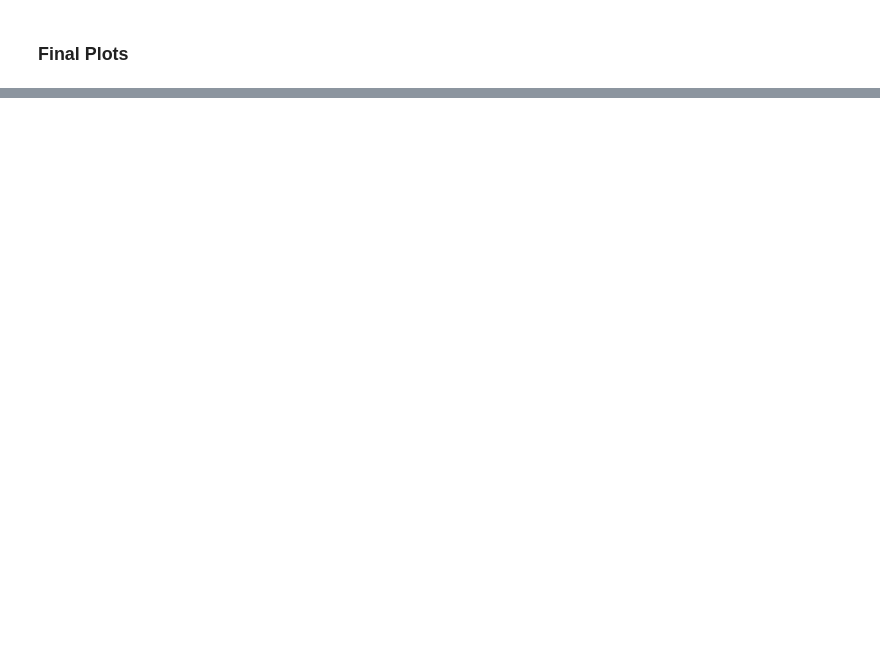
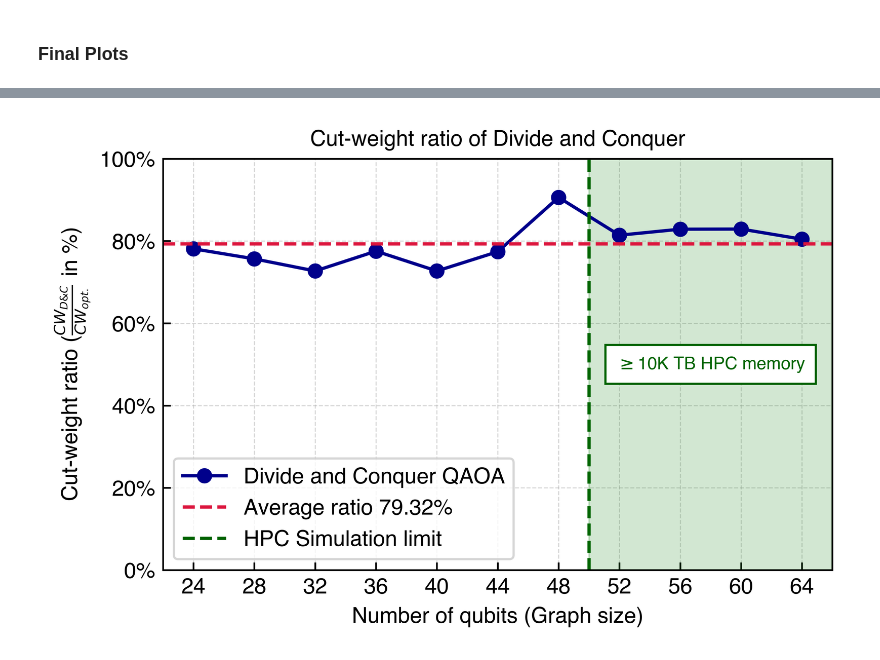
Before and after one commit to chrysanderh/ethz_qhack_24, a Jupyter notebook: Final_Submission.ipynb, the cells around one changed output, grey strips where cells are left out. Saved outputs shown, nothing was run; the diff lists cells and outputs as text; code cells hidden in the pictures; blank space fills up the shorter version.

```diff
--- a/Final_Submission.ipynb
+++ b/Final_Submission.ipynb
@@ -333,0 +412,39 @@ Elapsed time: 23.83167839050293 seconds
+# %%
+from matplotlib.ticker import FuncFormatter
+
+
+def to_percent(y, position):
+    # Use the '%' symbol with the format. Avoid multiplying by 100 here, as it's done in the plot.
+    return f"{y:.0f}%"
+
+apply_formatting()
+plt.plot(nb_qubits, ratios*100, marker='o', linestyle='-', label='Divide and Conquer QAOA', color='darkblue')
+
+# Add a horizontal line at the average ratio
+yvalue = np.mean(ratios)*100
+plt.axhline(y=yvalue, color='crimson', linestyle='--', label=f'Average ratio {yvalue:.2f}%')
+
+# Add a vertical line at x=50 qubits
+xvalue = 50
+plt.axvline(x=xvalue, color='darkgreen', linestyle='--', label='HPC Simulation limit')
+plt.text(58, 50, r'$\geq$10K TB HPC memory', verticalalignment='center', horizontalalignment='center',
+         color='darkgreen',  bbox={'facecolor': 'white', 'alpha': 1, 'pad': 5, 'edgecolor': 'darkgreen'}, fontsize=8)
+
+# Shade the area to the right of x=50
+xlim_bef = plt.xlim()
+plt.axvspan(xvalue, xlim_bef[1], color='forestgreen', alpha=0.2)
+
+
+plt.xlabel('Number of qubits (Graph size)')
+plt.ylabel(r'Cut-weight ratio ($\frac{CW_{D&C}}{CW_{opt.}}$ in %)')
+plt.gca().yaxis.set_major_formatter(FuncFormatter(to_percent))
+
+plt.xticks(nb_qubits)
+plt.ylim(0, 100)
+plt.xlim(xlim_bef)
+plt.legend()
+plt.grid(which='both', linestyle='--', linewidth=0.5, alpha=0.5)
+plt.title('Cut-weight ratio of Divide and Conquer')
+plt.show()
+# %% [output]
+[figure, added]
```
Also changed, not shown: parts of 6 cells of this notebook, 11 other files.
